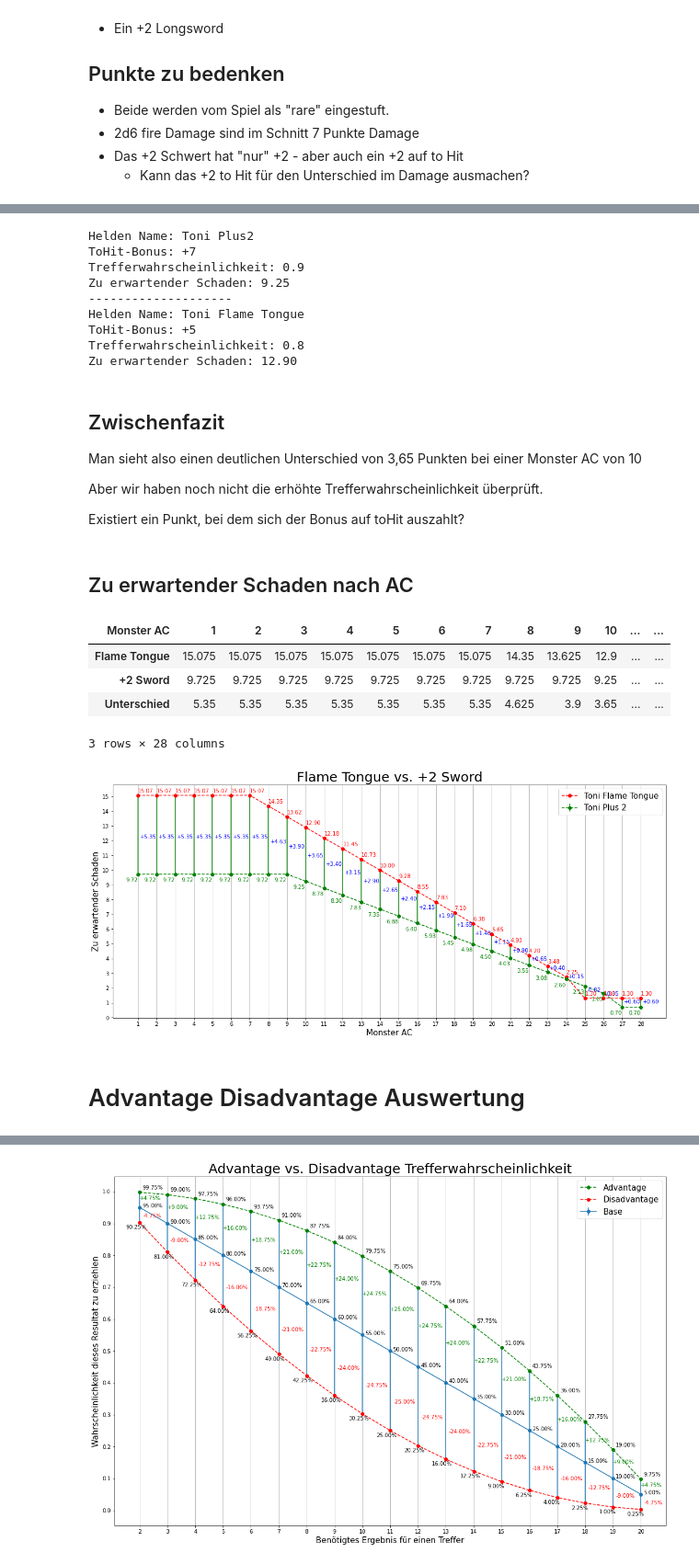
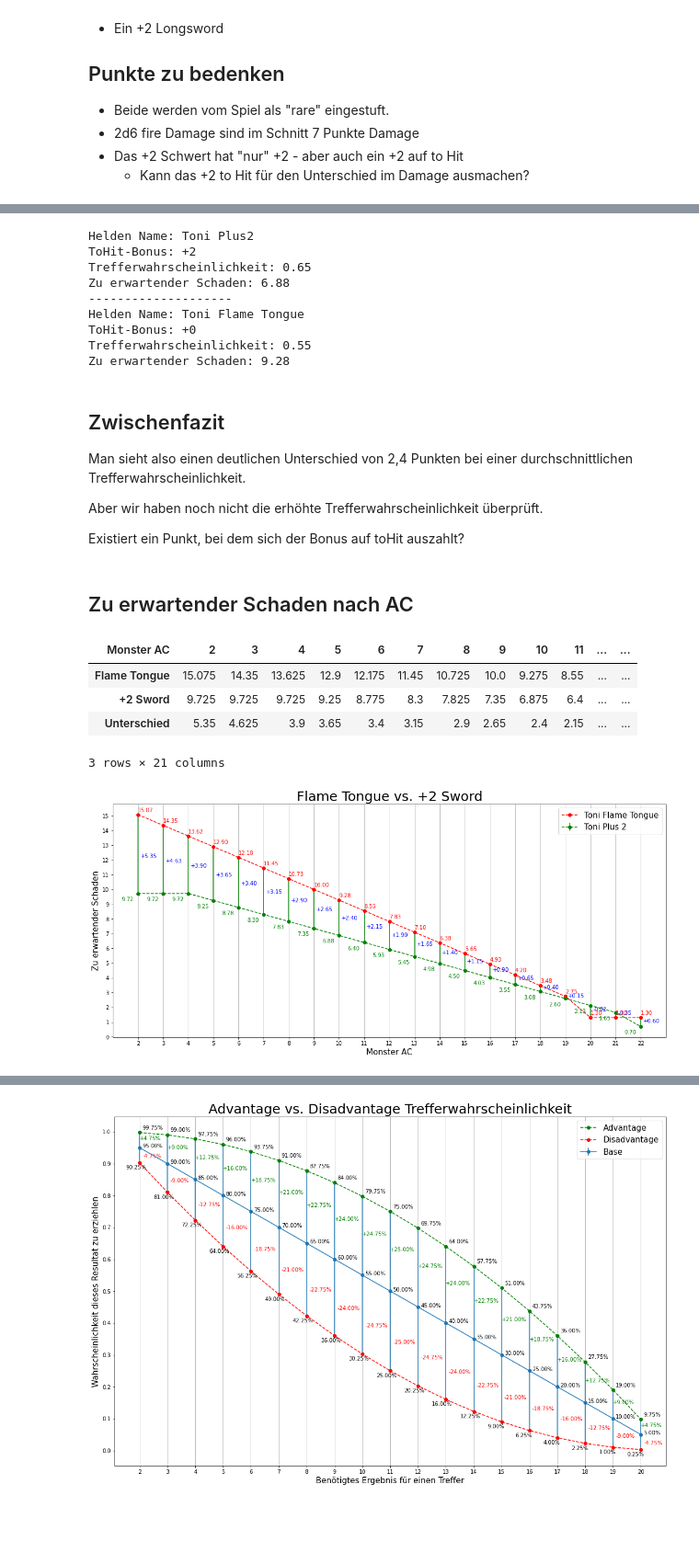
Before and after one commit to AlexSchinnerl/dndMath, a Jupyter notebook: vortrag.ipynb, the cells around one changed output, grey strips where cells are left out. Shown at 92% size. Cells and saved outputs as stored; diff of their text form; code cells hidden in the pictures; blank space fills up the shorter version.

```diff
--- a/vortrag.ipynb
+++ b/vortrag.ipynb
@@ -321,6 +337,14 @@ class Dice:
         self.maxRoll = maxRoll
         self.dice = np.arange(minRoll,maxRoll+1)
         self.diceMean = self.dice.mean()
+
+    @property
+    def dice(self):
+        return self._dice
+    @dice.setter
+    def dice(self, value):
+        self._dice = value
+        self.diceMean = self.dice.mean()
 # %%
 class DamageSource:
     def __init__(self, name, staticBonus=None, damageDice=None, diceAmount=None):
@@ -381,16 +405,25 @@ class Hero:
             "Expected Damage":sum(self.expected_damage.values()),
             "Base Damage":sum(self.base_damage.values()),
             "Crit Damage":sum(self.crit_damage.values()),
-            "Chance to Hit":self.chance2Hit
+            "Chance to Hit":self.chance2Hit,
+            "Chance to Crit":self.chance2Crit
         }
 
-    def show_hero_stats(self):
+    def show_hero_stats(self, full=False):
         print(f"Helden Name: {self.name}")
         print(f"ToHit-Bonus: {self.toHitBonus:+}")
         print(f"Trefferwahrscheinlichkeit: {self.chance2Hit}")
         print(f"Zu erwartender Schaden: {sum(self.expected_damage.values()):.2f}")
+        if full:
+            print("-"*10)
+            print("Detailaufschlüsselung:")
+            for key in self.expected_damage:
+                print(f"  * {key}")
+                print(f"      Zu erwartender Schaden: {self.expected_damage[key]}")
+                print(f"      Base Damage: {self.base_damage[key]}")
+                print(f"      Crit Damage: {self.crit_damage[key]}")
 # %%
-plus2_toni = Hero("Toni Plus2", 7)
+plus2_toni = Hero("Toni Plus2", 2)
 plus2_toni.addDamageSource(DamageSource("Longsword", damageDice=Dice(1,8), diceAmount=1))
 plus2_toni.addDamageSource(DamageSource("Ability Modifier", staticBonus=3))
 plus2_toni.addDamageSource(DamageSource("Sword Dmg Bonus", staticBonus=2))
@@ -398,7 +431,7 @@ plus2_toni.calcToHitChance(monsterAC=10)
 plus2_toni.damageCalculator()
 plus2_toni.show_hero_stats()
 print("--------------------")
-flameTongue_toni = Hero("Toni Flame Tongue", 5)
+flameTongue_toni = Hero("Toni Flame Tongue", 0)
 flameTongue_toni.addDamageSource(DamageSource("Longsword", damageDice=Dice(1,8), diceAmount=1))
 flameTongue_toni.addDamageSource(DamageSource("Ability Modifier", staticBonus=3))
 flameTongue_toni.addDamageSource(DamageSource("Flame Tongue", damageDice=Dice(1,6), diceAmount=2))
@@ -407,18 +440,18 @@ flameTongue_toni.damageCalculator()
 flameTongue_toni.show_hero_stats()
 # %% [output]
 Helden Name: Toni Plus2
-ToHit-Bonus: +7
-Trefferwahrscheinlichkeit: 0.9
-Zu erwartender Schaden: 9.25
+ToHit-Bonus: +2
+Trefferwahrscheinlichkeit: 0.65
+Zu erwartender Schaden: 6.88
 --------------------
 Helden Name: Toni Flame Tongue
-ToHit-Bonus: +5
-Trefferwahrscheinlichkeit: 0.8
-Zu erwartender Schaden: 12.90
+ToHit-Bonus: +0
+Trefferwahrscheinlichkeit: 0.55
+Zu erwartender Schaden: 9.28
 # %% [markdown]
 ## Zwischenfazit
 
-Man sieht also einen deutlichen Unterschied von 3,65 Punkten bei einer Monster AC von 10
+Man sieht also einen deutlichen Unterschied von 2,4 Punkten bei einer durchschnittlichen Trefferwahrscheinlichkeit.
 
 Aber wir haben noch nicht die erhöhte Trefferwahrscheinlichkeit überprüft.
 
@@ -426,7 +459,7 @@ Existiert ein Punkt, bei dem sich der Bonus auf toHit auszahlt?
 # %% [markdown]
 ## Zu erwartender Schaden nach AC
 # %%
-magicItem_DF = pd.DataFrame(index=list(range(1,29)) ,columns=["Flame Tongue", "+2 Sword"])
+magicItem_DF = pd.DataFrame(index=list(range(2,23)) ,columns=["Flame Tongue", "+2 Sword"])
 magicItem_DF.index.name = "Monster AC"
 for ac in magicItem_DF.index:
     plus2_toni.calcToHitChance(monsterAC=ac)
@@ -435,39 +468,37 @@ for ac in magicItem_DF.index:
     flameTongue_toni.damageCalculator()
 
     magicItem_DF.loc[ac] = [sum(flameTongue_toni.expected_damage.values()), sum(plus2_toni.expected_damage.values())]
+
 magicItem_DF["Unterschied"] = magicItem_DF["Flame Tongue"]-magicItem_DF["+2 Sword"]
 
 magicItem_DF.transpose()
 # %% [output]
-| Monster AC | 1 | 2 | 3 | 4 | 5 | 6 | 7 | 8 | 9 | 10 | ... | ... |
-| Flame Tongue | 15.075 | 15.075 | 15.075 | 15.075 | 15.075 | 15.075 | 15.075 | 14.35 | 13.625 | 12.9 | ... | ... |
-| +2 Sword | 9.725 | 9.725 | 9.725 | 9.725 | 9.725 | 9.725 | 9.725 | 9.725 | 9.725 | 9.25 | ... | ... |
-| Unterschied | 5.35 | 5.35 | 5.35 | 5.35 | 5.35 | 5.35 | 5.35 | 4.625 | 3.9 | 3.65 | ... | ... |
+| Monster AC | 2 | 3 | 4 | 5 | 6 | 7 | 8 | 9 | 10 | 11 | ... | ... |
+| Flame Tongue | 15.075 | 14.35 | 13.625 | 12.9 | 12.175 | 11.45 | 10.725 | 10.0 | 9.275 | 8.55 | ... | ... |
+| +2 Sword | 9.725 | 9.725 | 9.725 | 9.25 | 8.775 | 8.3 | 7.825 | 7.35 | 6.875 | 6.4 | ... | ... |
+| Unterschied | 5.35 | 4.625 | 3.9 | 3.65 | 3.4 | 3.15 | 2.9 | 2.65 | 2.4 | 2.15 | ... | ... |
-3 rows × 28 columns
+3 rows × 21 columns
 # %%
 X = magicItem_DF.index
 TICKSIZE = 15
 TITLESIZE = 25
 
 yerror = list(magicItem_DF["Flame Tongue"]-magicItem_DF["+2 Sword"])
 fig, ax = plt.subplots(figsize=(15,7), layout="constrained")
-ax.errorbar(X, y=magicItem_DF["+2 Sword"], yerr=[[0]*28,yerror], fmt="--go", label= "Toni Plus 2")
+ax.errorbar(X, y=magicItem_DF["+2 Sword"], yerr=[[0]*len(magicItem_DF.index),yerror], fmt="--go", label= "Toni Plus 2")
 ax.plot(X, magicItem_DF["Flame Tongue"], "--ro", label= "Toni Flame Tongue")
-# ax.plot(X, magicItem_DF["+2 Sword"], "--go", label= "+2 Sword")
 for x,diff,plus2,ft in zip(X, magicItem_DF["Unterschied"], magicItem_DF["+2 Sword"], magicItem_DF["Flame Tongue"]):
     ax.annotate(text=f"{diff:+.2f}", xy=(x+0.1, plus2+diff*0.45)).set_color("b")
     ax.annotate(text=f"{plus2:.2f}", xy=(x-0.66, plus2-0.5)).set_color("g")
     ax.annotate(text=f"{ft:.2f}", xy=(x, ft+0.2)).set_color("r")
 ax.grid(True, axis="x")
 ax.set_xticks(ticks=X)
 ax.set_yticks(ticks=range(16))
 ax.set_xlabel("Monster AC", fontsize=TICKSIZE)
 ax.set_ylabel("Zu erwartender Schaden", fontsize=TICKSIZE)
 ax.set_title("Flame Tongue vs. +2 Sword", fontsize=TITLESIZE)
 ax.legend(loc="best", fontsize=TICKSIZE)
 
 plt.show()
 # %% [output]
-[figure, old version]
+[figure, new version]
-# %% [markdown]
-# Advantage Disadvantage Auswertung
```
Also changed, not shown: parts of 25 cells of this notebook.
